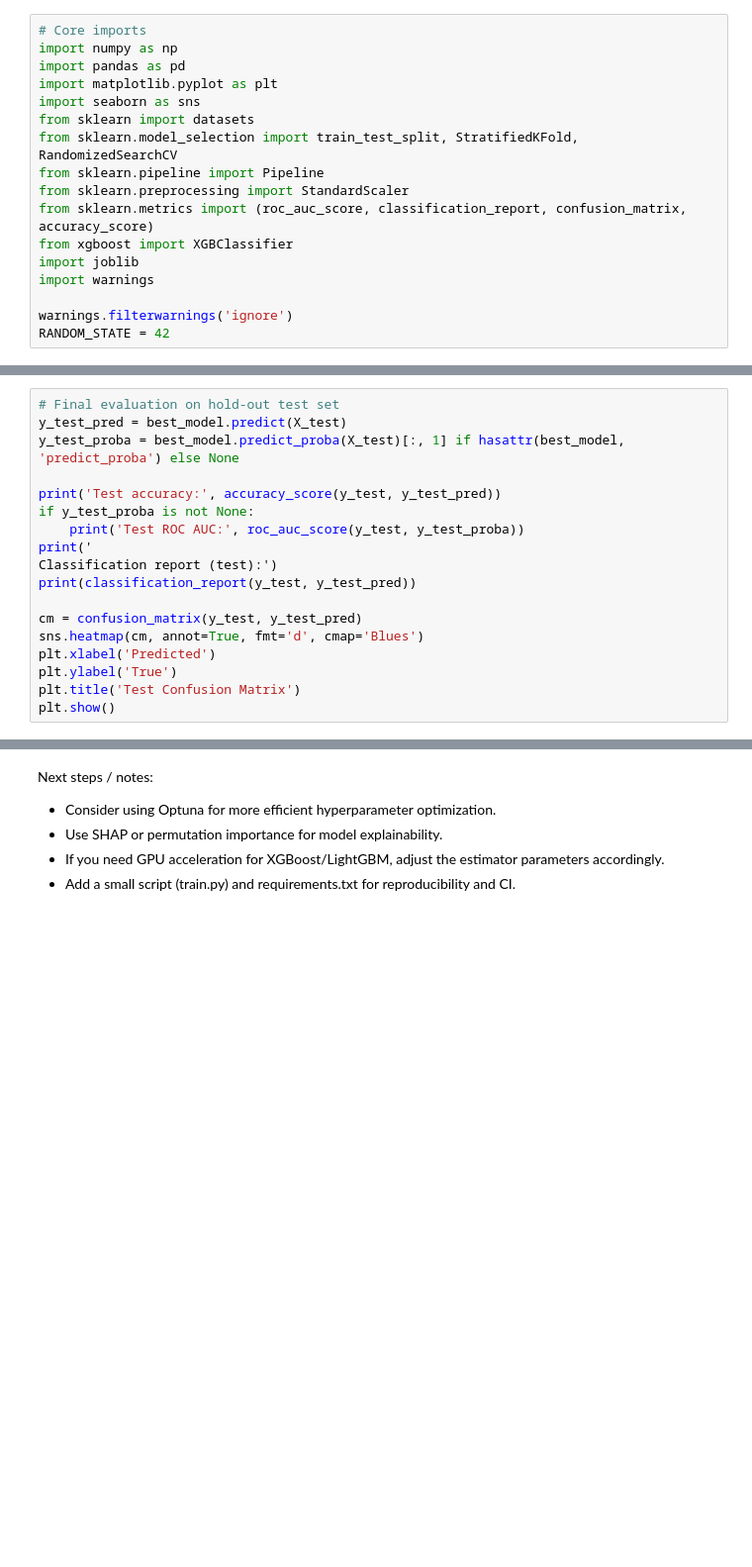
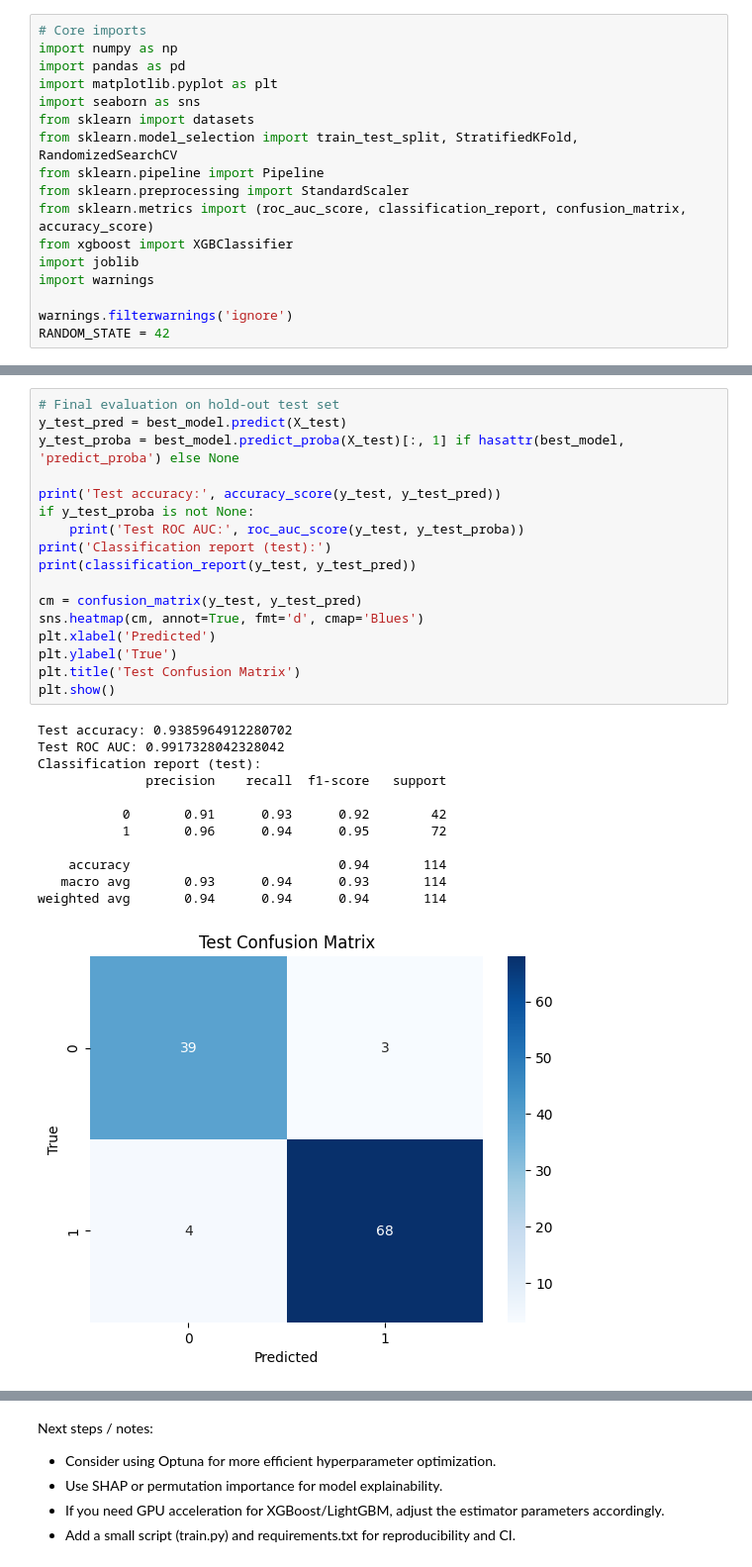
Before and after one commit to Maee127/ML-Training, a Jupyter notebook: Classification_refactored.ipynb, the cells around one changed output, grey strips where cells are left out. Shown at 99% size. Cells and saved outputs as stored; diff of their text form; blank space fills up the shorter version.

```diff
--- a/Classification_refactored.ipynb
+++ b/Classification_refactored.ipynb
@@ -88,21 +106,33 @@ plt.show()
 # %%
 # Final evaluation on hold-out test set
 y_test_pred = best_model.predict(X_test)
 y_test_proba = best_model.predict_proba(X_test)[:, 1] if hasattr(best_model, 'predict_proba') else None
 
 print('Test accuracy:', accuracy_score(y_test, y_test_pred))
 if y_test_proba is not None:
     print('Test ROC AUC:', roc_auc_score(y_test, y_test_proba))
-print('
-Classification report (test):')
+print('Classification report (test):')
 print(classification_report(y_test, y_test_pred))
 
 cm = confusion_matrix(y_test, y_test_pred)
 sns.heatmap(cm, annot=True, fmt='d', cmap='Blues')
 plt.xlabel('Predicted')
 plt.ylabel('True')
 plt.title('Test Confusion Matrix')
 plt.show()
+# %% [output]
+Test accuracy: 0.9385964912280702
+Test ROC AUC: 0.9917328042328042
+Classification report (test):
+              precision    recall  f1-score   support
+
+           0       0.91      0.93      0.92        42
+           1       0.96      0.94      0.95        72
+
+    accuracy                           0.94       114
+   macro avg       0.93      0.94      0.93       114
+weighted avg       0.94      0.94      0.94       114
+[figure, added]
 # %%
 # Save the best pipeline to disk
 joblib.dump(best_model, 'xgb_pipeline.joblib')
```
Also changed, not shown: parts of 4 cells of this notebook, 1 other file.
